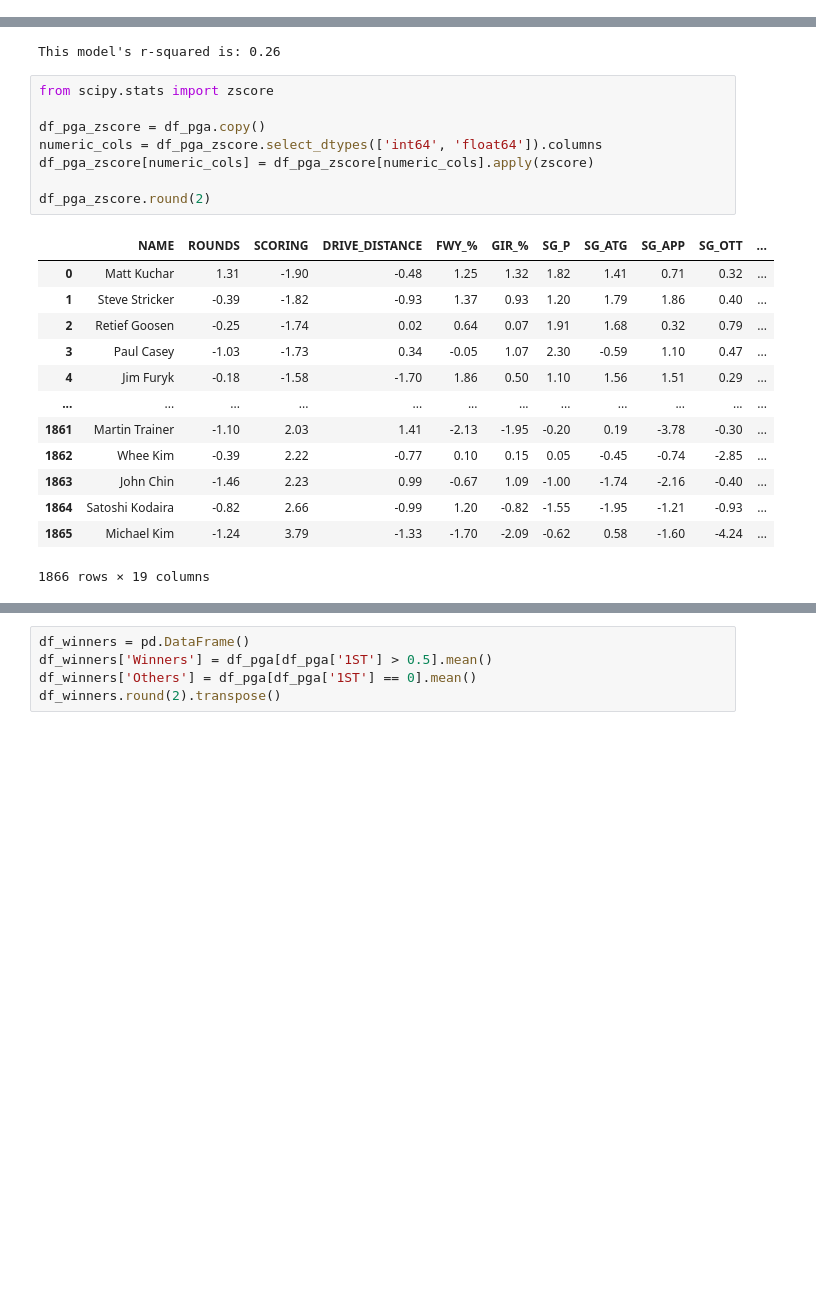
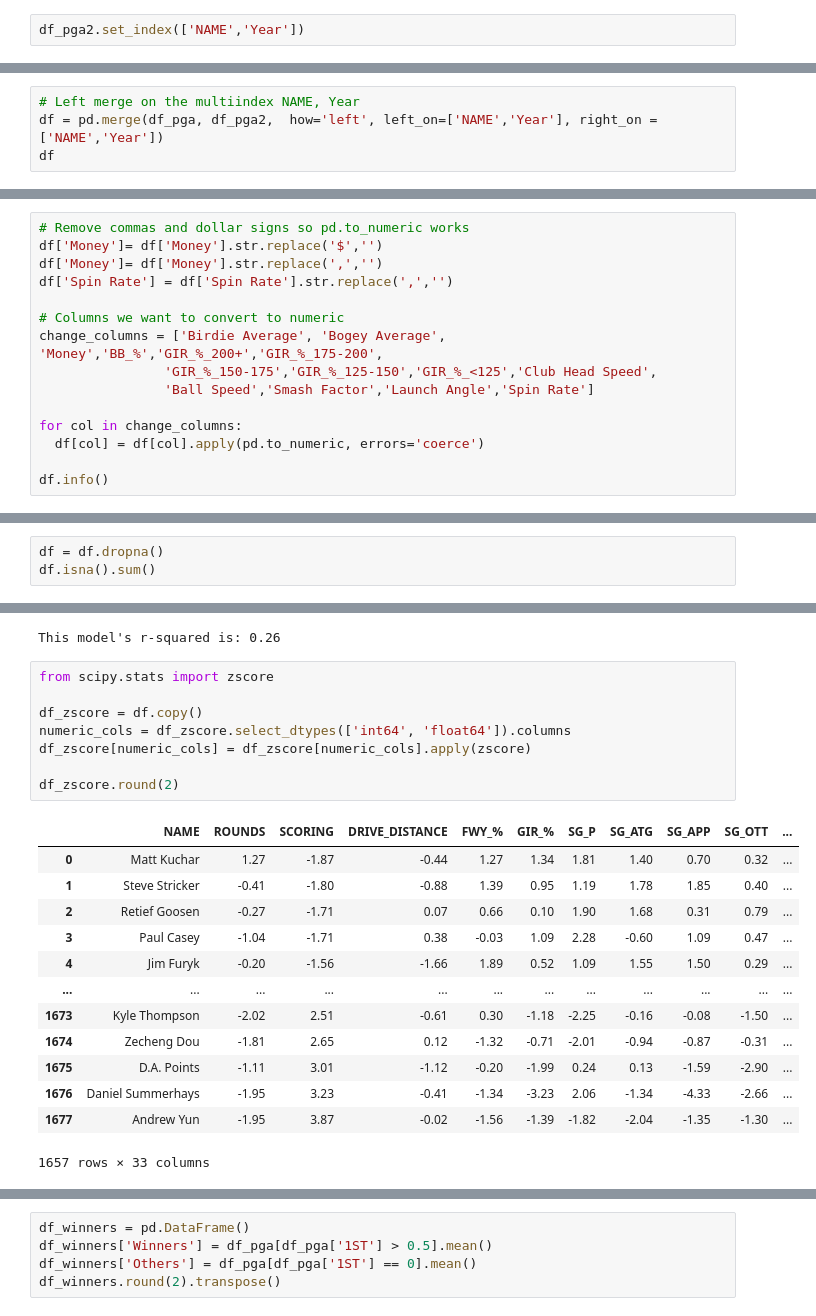
Before and after one commit to jonathannocek/pga-data-analysis, a Jupyter notebook: pga_data_analysis.ipynb, the cells around one changed output, grey strips where cells are left out. Drawn from its saved outputs; the diff is of its cells as text; blank space fills up the shorter version.

```diff
--- a/pga_data_analysis.ipynb
+++ b/pga_data_analysis.ipynb
@@ -278,0 +395,2 @@ dtype: int64
+# %%
+df_pga2.set_index(['NAME','Year'])
@@ -278,0 +412,4 @@ dtype: int64
+# %%
+# Left merge on the multiindex NAME, Year
+df = pd.merge(df_pga, df_pga2,  how='left', left_on=['NAME','Year'], right_on = ['NAME','Year'])
+df
@@ -278,0 +452,15 @@ dtype: int64
+# %%
+# Remove commas and dollar signs so pd.to_numeric works
+df['Money']= df['Money'].str.replace('$','')
+df['Money']= df['Money'].str.replace(',','')
+df['Spin Rate'] = df['Spin Rate'].str.replace(',','')
+
+# Columns we want to convert to numeric
+change_columns = ['Birdie Average', 'Bogey Average', 'Money','BB_%','GIR_%_200+','GIR_%_175-200',
+                'GIR_%_150-175','GIR_%_125-150','GIR_%_<125','Club Head Speed',
+                'Ball Speed','Smash Factor','Launch Angle','Spin Rate']
+
+for col in change_columns:
+  df[col] = df[col].apply(pd.to_numeric, errors='coerce')
+
+df.info()
@@ -278,0 +485,3 @@ dtype: int64
+# %%
+df = df.dropna()
+df.isna().sum()
@@ -410,23 +643,23 @@ This model's r-squared is: 0.26
 # %%
 from scipy.stats import zscore
 
-df_pga_zscore = df_pga.copy()
-numeric_cols = df_pga_zscore.select_dtypes(['int64', 'float64']).columns
-df_pga_zscore[numeric_cols] = df_pga_zscore[numeric_cols].apply(zscore)
+df_zscore = df.copy()
+numeric_cols = df_zscore.select_dtypes(['int64', 'float64']).columns
+df_zscore[numeric_cols] = df_zscore[numeric_cols].apply(zscore)
 
-df_pga_zscore.round(2)
+df_zscore.round(2)
 # %% [output]
 |  | NAME | ROUNDS | SCORING | DRIVE_DISTANCE | FWY_% | GIR_% | SG_P | SG_ATG | SG_APP | SG_OTT | ... |
-| 0 | Matt Kuchar | 1.31 | -1.90 | -0.48 | 1.25 | 1.32 | 1.82 | 1.41 | 0.71 | 0.32 | ... |
-| 1 | Steve Stricker | -0.39 | -1.82 | -0.93 | 1.37 | 0.93 | 1.20 | 1.79 | 1.86 | 0.40 | ... |
-| 2 | Retief Goosen | -0.25 | -1.74 | 0.02 | 0.64 | 0.07 | 1.91 | 1.68 | 0.32 | 0.79 | ... |
-| 3 | Paul Casey | -1.03 | -1.73 | 0.34 | -0.05 | 1.07 | 2.30 | -0.59 | 1.10 | 0.47 | ... |
-| 4 | Jim Furyk | -0.18 | -1.58 | -1.70 | 1.86 | 0.50 | 1.10 | 1.56 | 1.51 | 0.29 | ... |
+| 0 | Matt Kuchar | 1.27 | -1.87 | -0.44 | 1.27 | 1.34 | 1.81 | 1.40 | 0.70 | 0.32 | ... |
+| 1 | Steve Stricker | -0.41 | -1.80 | -0.88 | 1.39 | 0.95 | 1.19 | 1.78 | 1.85 | 0.40 | ... |
+| 2 | Retief Goosen | -0.27 | -1.71 | 0.07 | 0.66 | 0.10 | 1.90 | 1.68 | 0.31 | 0.79 | ... |
+| 3 | Paul Casey | -1.04 | -1.71 | 0.38 | -0.03 | 1.09 | 2.28 | -0.60 | 1.09 | 0.47 | ... |
+| 4 | Jim Furyk | -0.20 | -1.56 | -1.66 | 1.89 | 0.52 | 1.09 | 1.55 | 1.50 | 0.29 | ... |
 | ... | ... | ... | ... | ... | ... | ... | ... | ... | ... | ... | ... |
-| 1861 | Martin Trainer | -1.10 | 2.03 | 1.41 | -2.13 | -1.95 | -0.20 | 0.19 | -3.78 | -0.30 | ... |
-| 1862 | Whee Kim | -0.39 | 2.22 | -0.77 | 0.10 | 0.15 | 0.05 | -0.45 | -0.74 | -2.85 | ... |
-| 1863 | John Chin | -1.46 | 2.23 | 0.99 | -0.67 | 1.09 | -1.00 | -1.74 | -2.16 | -0.40 | ... |
-| 1864 | Satoshi Kodaira | -0.82 | 2.66 | -0.99 | 1.20 | -0.82 | -1.55 | -1.95 | -1.21 | -0.93 | ... |
-| 1865 | Michael Kim | -1.24 | 3.79 | -1.33 | -1.70 | -2.09 | -0.62 | 0.58 | -1.60 | -4.24 | ... |
+| 1673 | Kyle Thompson | -2.02 | 2.51 | -0.61 | 0.30 | -1.18 | -2.25 | -0.16 | -0.08 | -1.50 | ... |
+| 1674 | Zecheng Dou | -1.81 | 2.65 | 0.12 | -1.32 | -0.71 | -2.01 | -0.94 | -0.87 | -0.31 | ... |
+| 1675 | D.A. Points | -1.11 | 3.01 | -1.12 | -0.20 | -1.99 | 0.24 | 0.13 | -1.59 | -2.90 | ... |
+| 1676 | Daniel Summerhays | -1.95 | 3.23 | -0.41 | -1.34 | -3.23 | 2.06 | -1.34 | -4.33 | -2.66 | ... |
+| 1677 | Andrew Yun | -1.95 | 3.87 | -0.02 | -1.56 | -1.39 | -1.82 | -2.04 | -1.35 | -1.30 | ... |
-1866 rows × 19 columns
+1657 rows × 33 columns
 # %% [markdown]
```
Also changed, not shown: parts of 51 cells of this notebook.
